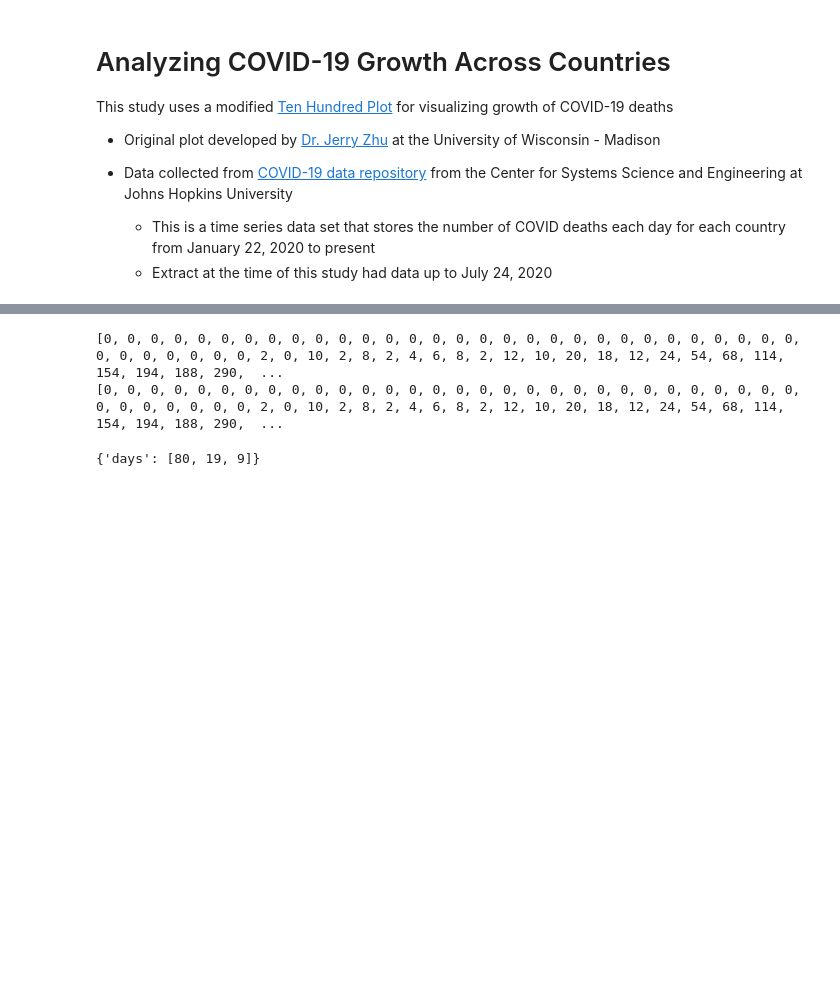
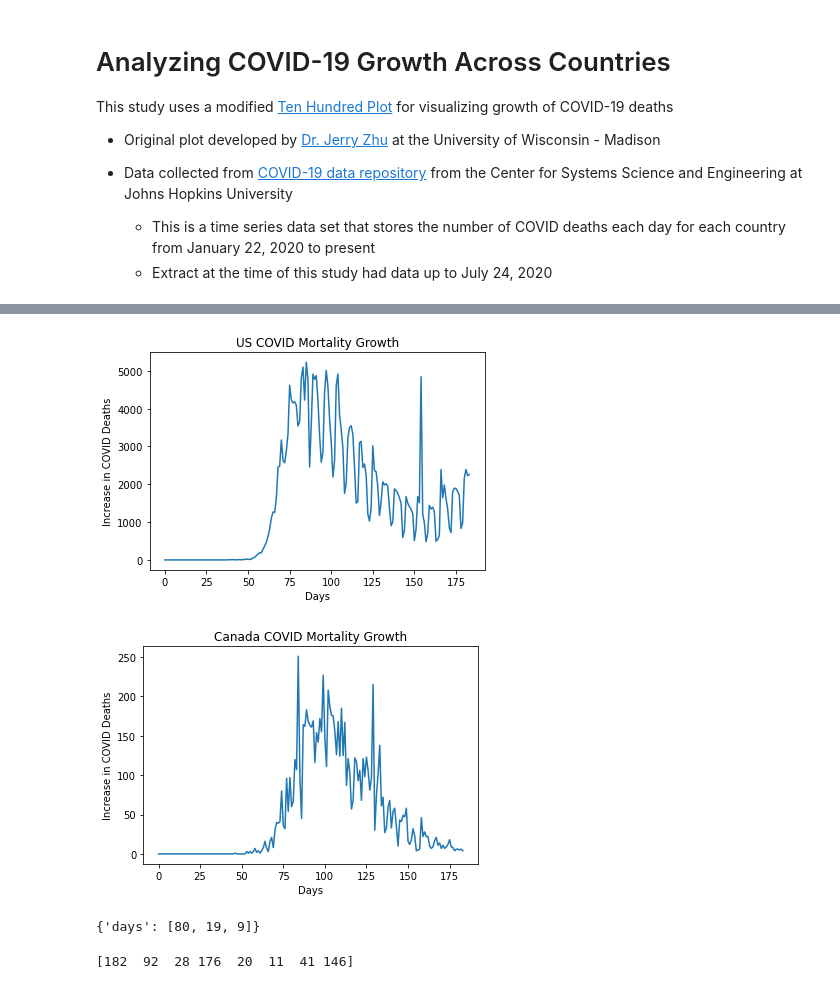
Before and after one commit to georgexiangli/covid-growth, a Jupyter notebook: COVID Growth.ipynb, the cells around one changed output, grey strips where cells are left out. Saved outputs shown, nothing was run; the diff lists cells and outputs as text; code cells hidden in the pictures; blank space fills up the shorter version.

```diff
--- a/COVID Growth.ipynb
+++ b/COVID Growth.ipynb
@@ -49,9 +60,18 @@ print(d_dict['Canada'])
 # %%
 # Mortality increase
 us_diff = [x - y for x, y in zip(d_dict['US'][1:], d_dict['US'])]
-print(us_diff)
+plt.plot(us_diff)
+plt.title("US COVID Mortality Growth")
+plt.xlabel("Days")
+plt.ylabel("Increase in COVID Deaths")
+plt.show()
+
 canada_diff = [x - y for x, y in zip(d_dict['Canada'][1:], d_dict['Canada'])]
-print(us_diff)
+plt.plot(canada_diff)
+plt.title("Canada COVID Mortality Growth")
+plt.xlabel("Days")
+plt.ylabel("Increase in COVID Deaths")
+plt.show()
 # %% [output]
-[0, 0, 0, 0, 0, 0, 0, 0, 0, 0, 0, 0, 0, 0, 0, 0, 0, 0, 0, 0, 0, 0, 0, 0, 0, 0, 0, 0, 0, 0, 0, 0, 0, 0, 0, 0, 0, 2, 0, 10, 2, 8, 2, 4, 6, 8, 2, 12, 10, 20, 18, 12, 24, 54, 68, 114, 154, 194, 188, 290,  ...
-[0, 0, 0, 0, 0, 0, 0, 0, 0, 0, 0, 0, 0, 0, 0, 0, 0, 0, 0, 0, 0, 0, 0, 0, 0, 0, 0, 0, 0, 0, 0, 0, 0, 0, 0, 0, 0, 2, 0, 10, 2, 8, 2, 4, 6, 8, 2, 12, 10, 20, 18, 12, 24, 54, 68, 114, 154, 194, 188, 290,  ...
+[figure, added]
+[figure, added]
@@ -108,0 +109,8 @@ print(f_dict['US'])
+# %%
+clusters, centers = kmeans(f_dict, k)
+
+for i in range(len(clusters)):
+    for country in clusters[i]:
+        f_dict[country]['kmeans'] = i
+# %% [output]
+[182  92  28 176  20  11  41 146]
```
Also changed, not shown: parts of 7 cells of this notebook, 1 other file.
